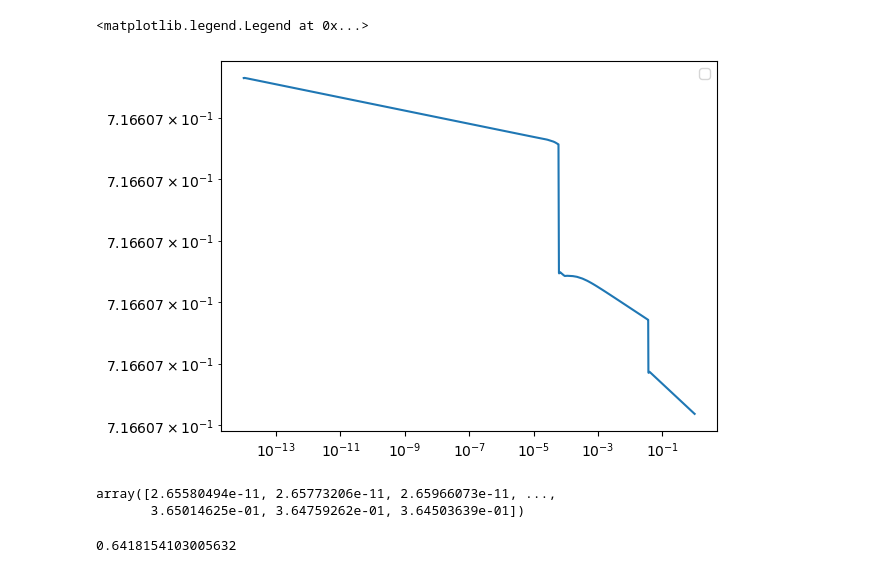
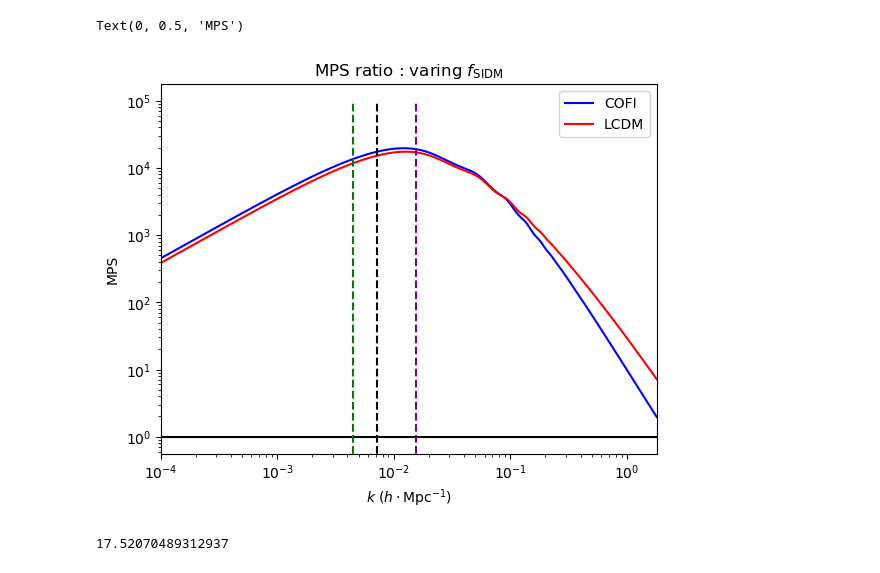
Before and after one commit to KoniOKoni/COFI, a Jupyter notebook: classexample/MPS.ipynb, the cells around one changed output. Cells and saved outputs as stored; diff of their text form; code cells hidden in the pictures.

```diff
--- a/classexample/MPS.ipynb
+++ b/classexample/MPS.ipynb
@@ -226,12 +176,0 @@ a = 1/(1+z)
-# %%
-#plt.plot(a, rho_cdm, label = "CDM")
-#plt.plot(a, rho_dcdm, label = "DCDM")
-#plt.plot(a, rho_dr, label = "DR")
-#plt.plot(a, rho_dcdm + rho_dr , label = "DCDM+DR")
-plt.plot(a, rho_cdm/rho_dcdm)
-plt.xscale('log')
-plt.yscale('log')
-plt.legend(loc = 0)
-# %% [output]
-<matplotlib.legend.Legend at 0x...>
-[figure, removed]
@@ -240,9 +177,53 @@ omega_cdm_COFI[-1]
-# %%
-omega_cdm_COFI
-# %% [output]
-array([2.65580494e-11, 2.65773206e-11, 2.65966073e-11, ...,
-       3.65014625e-01, 3.64759262e-01, 3.64503639e-01])
-# %%
-COFI.h()
-# %% [output]
-0.6418154103005632
+# %%
+fig, ax = plt.subplots()
+kk = np.logspace(-4, np.log10(3), 1000)
+log10dr_table = [6.5,6.9,7.3 ,7.5]
+
+for i in range(1):
+    f = log10dr_table[3]+1
+
+    a_tr = 1/(1+1e4)
+
+    COFI = Class()
+    COFI.set(common_settings_DCDM)
+    COFI.set({'omega_ini_dr': 10**f,'omega_ini_dcdm': 0.12 ,'Gamma_dcdm': 1e-1, 'a_tr':1/(1+1e4), 'omega_cdm': 0})
+    COFI.compute()
+
+    LCDM = Class()
+    LCDM.set(common_settings_LCDM)
+    LCDM.set({'omega_cdm' : COFI.omega_dcdm() + COFI.omega_dr()})
+    LCDM.compute()
+
+    h_COFI = COFI.h()
+    h_LCDM = LCDM.h()
+
+    MPS_COFI = np.array([COFI.pk_lin(k*h_COFI, 0)*h_COFI**3 for k in kk])
+    MPS_LCDM = np.array([LCDM.pk_lin(k*h_LCDM, 0)*h_LCDM**3 for k in kk])
+    zeq = COFI.z_eq()
+    zeq_LCDM = LCDM.z_eq()
+    kk = kk*h_LCDM
+
+    omegadr = COFI.omega_dr()
+    omegadcdm = COFI.omega_dcdm()
+
+    ax.plot(kk, MPS_COFI, color = 'b', label = 'COFI')
+    ax.plot(kk, MPS_LCDM, color = 'r', label = 'LCDM')
+
+ax.set_xlim(1e-4, 3*h_LCDM)
+ax.set_xscale('log')
+ax.set_yscale('log')
+ax.legend(loc = 0)
+ax.hlines(1, 1e-4, 3, color = 'k')
+ax.vlines(h_LCDM*LCDM.Hubble(zeq_LCDM)/(1+zeq_LCDM), 0, 1e5, color = 'k', linestyles='dashed')
+ax.vlines(a_tr*COFI.Hubble(1e4)*h_LCDM, 0, 1e5, color = 'purple', linestyles='dashed')
+ax.vlines(h_COFI*COFI.Hubble(zeq)*h_LCDM/(1+zeq), 0, 1e5, color = 'green', linestyles='dashed')
+ax.set_title(r'MPS ratio : varing $f_{\mathrm{SIDM}}$')
+ax.set_xlabel(r'$k$ ($h\cdot$Mpc$^{-1}$)')
+ax.set_ylabel('MPS')
+# %% [output]
+Text(0, 0.5, 'MPS')
+[figure, added]
+# %%
+h_COFI*COFI.Hubble(zeq)*h_LCDM
+# %% [output]
+17.52070489312937
```
Also changed, not shown: parts of 9 cells of this notebook, 5 other files.
